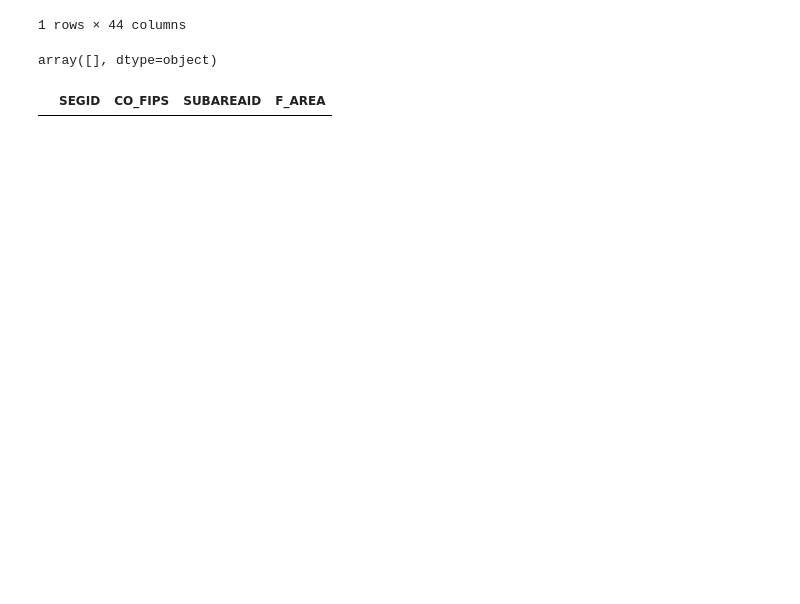
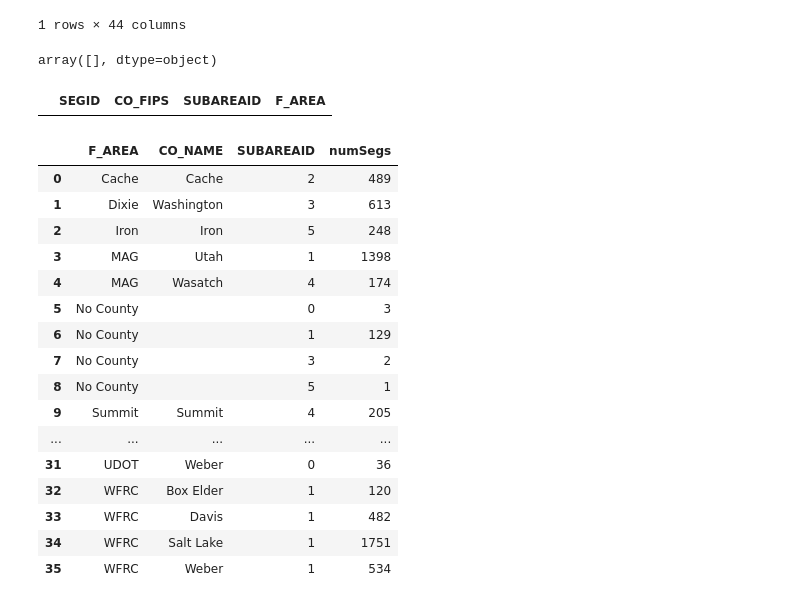
Before and after one commit to WFRCAnalytics/Traffic-Volume-Forecasts, a Jupyter notebook: 4-Prepare-Forecast-App-Data.ipynb, the cells around one changed output. Saved outputs shown, nothing was run; the diff lists cells and outputs as text; code cells hidden in the pictures; blank space fills up the shorter version.

```diff
--- a/4-Prepare-Forecast-App-Data.ipynb
+++ b/4-Prepare-Forecast-App-Data.ipynb
@@ -427,7 +427,7 @@ sdfSegmentsWData[['SEGID','NOTES_FURREV','FL_FURREV','OV_FURREV']]
 | 8721 | 1760_000.0 |  | False | 0.0 |
 8722 rows × 4 columns
 # %%
-manualoverride = True
+manualoverride = False
 
 if manualoverride:
 # fix manually:
@@ -494,4 +494,26 @@ sdfSegmentsWData[sdfSegmentsWData['F_AREA'].isna()][['SEGID','CO_FIPS','SUBAREAI
 |  | SEGID | CO_FIPS | SUBAREAID | F_AREA |
 # %%
 # export segment JSON
-sdfSegmentsWData[['SEGID','PLANAREA','F_AREA','SUBAREAID']].to_json('_site/data/segments.json', orient='records')
+jsonSegment = sdfSegmentsWData[['SEGID','PLANAREA','SUBAREAID','CO_NAME','F_AREA']]
+
+jsonSegment.to_json('_site/data/segments.json', orient='records')
+# %%
+jsonSegment.groupby(['F_AREA','CO_NAME','SUBAREAID'],as_index=False).agg(numSegs=('SEGID','count'))
+# %% [output]
+|  | F_AREA | CO_NAME | SUBAREAID | numSegs |
+| 0 | Cache | Cache | 2 | 489 |
+| 1 | Dixie | Washington | 3 | 613 |
+| 2 | Iron | Iron | 5 | 248 |
+| 3 | MAG | Utah | 1 | 1398 |
+| 4 | MAG | Wasatch | 4 | 174 |
+| 5 | No County |  | 0 | 3 |
+| 6 | No County |  | 1 | 129 |
+| 7 | No County |  | 3 | 2 |
+| 8 | No County |  | 5 | 1 |
+| 9 | Summit | Summit | 4 | 205 |
+| ... | ... | ... | ... | ... |
+| 31 | UDOT | Weber | 0 | 36 |
+| 32 | WFRC | Box Elder | 1 | 120 |
+| 33 | WFRC | Davis | 1 | 482 |
+| 34 | WFRC | Salt Lake | 1 | 1751 |
+| 35 | WFRC | Weber | 1 | 534 |
```
Also changed, not shown: parts of 2 cells of this notebook, 11 other files.
